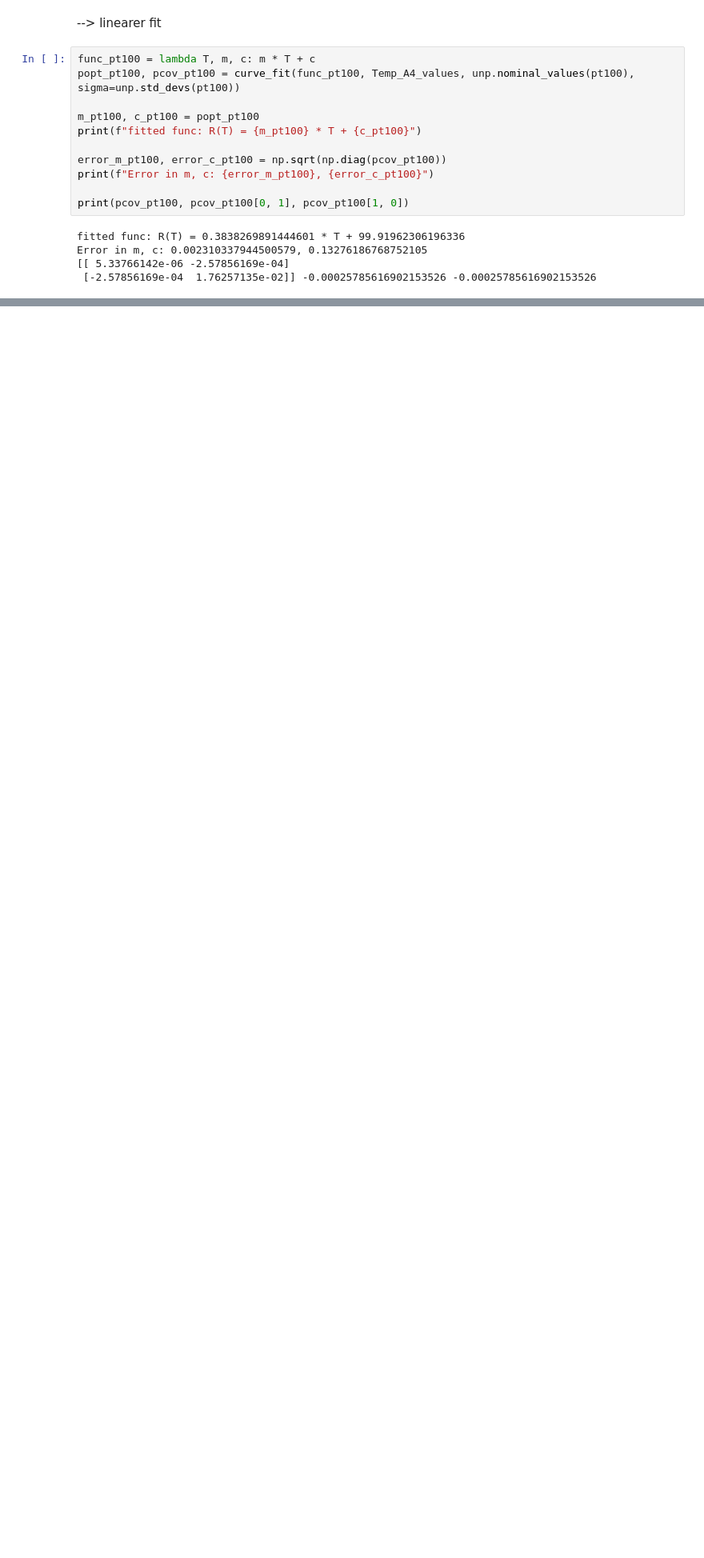
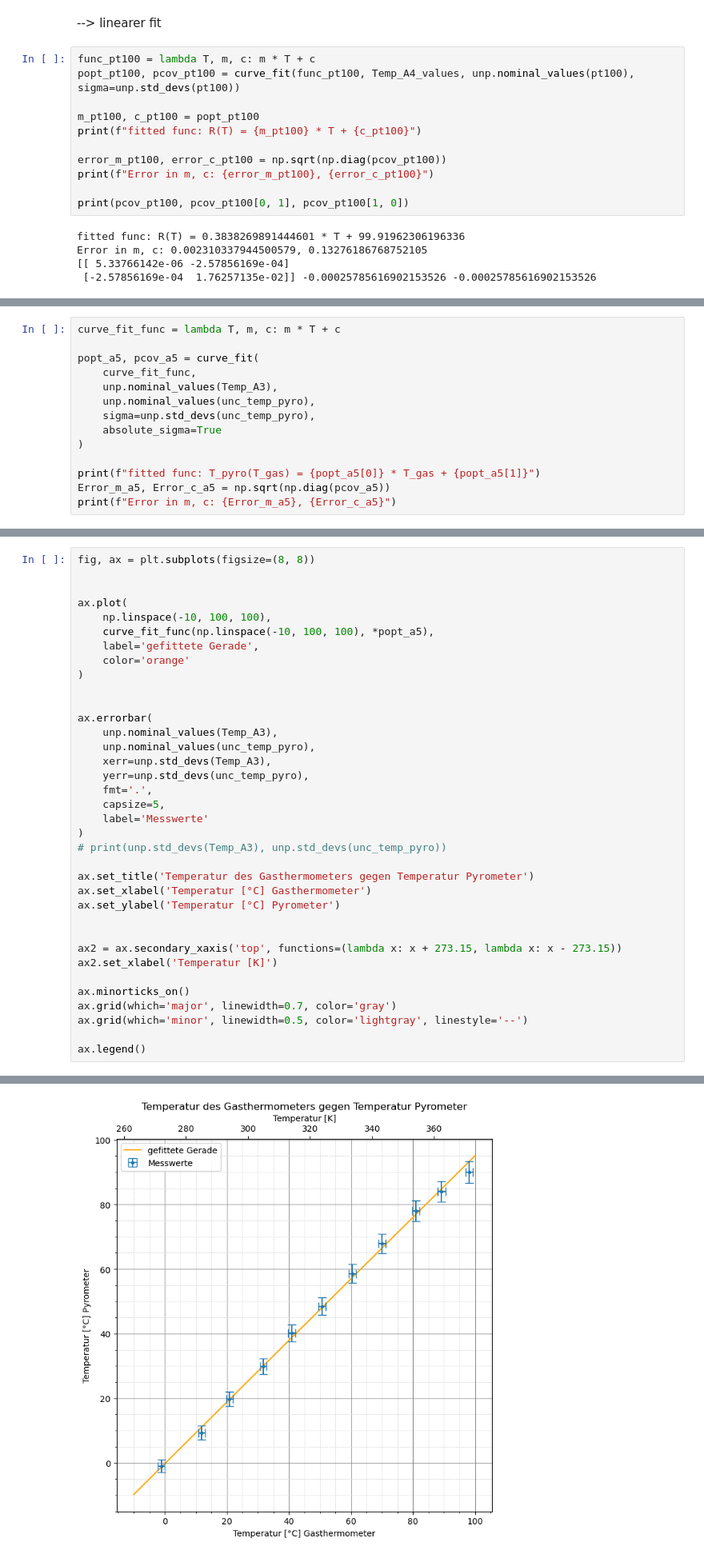
Before and after one commit to IchKaueHolz/PAP1, a Jupyter notebook: Versuch 41/Auswertung/code/V41.ipynb, the cells around one changed output, grey strips where cells are left out. Shown at 80% size. Drawn from its saved outputs; the diff is of its cells as text; blank space fills up the shorter version.

```diff
--- a/Versuch 41/Auswertung/code/V41.ipynb
+++ b/Versuch 41/Auswertung/code/V41.ipynb
@@ -370,0 +401,14 @@ ax.legend()
+# %%
+curve_fit_func = lambda T, m, c: m * T + c
+
+popt_a5, pcov_a5 = curve_fit(
+    curve_fit_func,
+    unp.nominal_values(Temp_A3),
+    unp.nominal_values(unc_temp_pyro),
+    sigma=unp.std_devs(unc_temp_pyro),
+    absolute_sigma=True
+)
+
+print(f"fitted func: T_pyro(T_gas) = {popt_a5[0]} * T_gas + {popt_a5[1]}")
+Error_m_a5, Error_c_a5 = np.sqrt(np.diag(pcov_a5))
+print(f"Error in m, c: {Error_m_a5}, {Error_c_a5}")
@@ -370,0 +418,37 @@ ax.legend()
+# %%
+fig, ax = plt.subplots(figsize=(8, 8))
+
+
+ax.plot(
+    np.linspace(-10, 100, 100),
+    curve_fit_func(np.linspace(-10, 100, 100), *popt_a5),
+    label='gefittete Gerade',
+    color='orange'
+)
+
+
+ax.errorbar(
+    unp.nominal_values(Temp_A3),
+    unp.nominal_values(unc_temp_pyro),
+    xerr=unp.std_devs(Temp_A3),
+    yerr=unp.std_devs(unc_temp_pyro),
+    fmt='.',
+    capsize=5,
+    label='Messwerte'
+)
+# print(unp.std_devs(Temp_A3), unp.std_devs(unc_temp_pyro))
+
+ax.set_title('Temperatur des Gasthermometers gegen Temperatur Pyrometer')
+ax.set_xlabel('Temperatur [°C] Gasthermometer')
+ax.set_ylabel('Temperatur [°C] Pyrometer')
+
+
+ax2 = ax.secondary_xaxis('top', functions=(lambda x: x + 273.15, lambda x: x - 273.15))
+ax2.set_xlabel('Temperatur [K]')
+
+ax.minorticks_on()
+ax.grid(which='major', linewidth=0.7, color='gray')
+ax.grid(which='minor', linewidth=0.5, color='lightgray', linestyle='--')
+
+ax.legend()
+# %% [output]
@@ -370,0 +456 @@ ax.legend()
+[figure, added]
```
Also changed, not shown: parts of 6 cells of this notebook, 8 other files.
